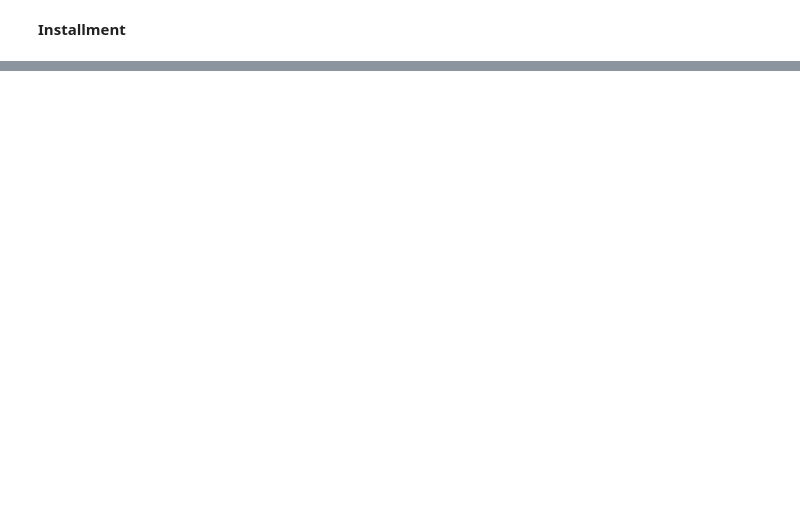
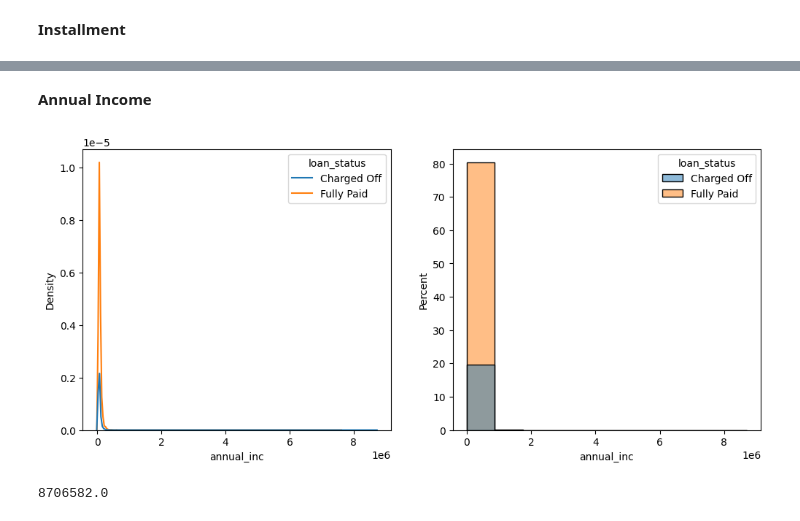
Before and after one commit to namangarg1805/Data-Analytics, a Jupyter notebook: ABC_Loan_Company.ipynb, the cells around one changed output, grey strips where cells are left out. Saved outputs shown, nothing was run; the diff lists cells and outputs as text; code cells hidden in the pictures; blank space fills up the shorter version.

```diff
--- a/ABC_Loan_Company.ipynb
+++ b/ABC_Loan_Company.ipynb
@@ -548,0 +501,11 @@ corr
+# %% [markdown]
+**Annual Income**
+# %%
+plt.figure(figsize=(12,5))
+plt.subplot(1,2,1)
+sns.kdeplot(data=df,x='annual_inc',hue='loan_status')
+plt.subplot(1,2,2)
+sns.histplot(data=df,x='annual_inc',bins=10,hue='loan_status',stat='percent')
+plt.show()
+# %% [output]
+[figure, added]
@@ -548,0 +515,4 @@ corr
+# %%
+print(annual_max)
+# %% [output]
+8706582.0
```
Also changed, not shown: parts of 176 cells of this notebook.
